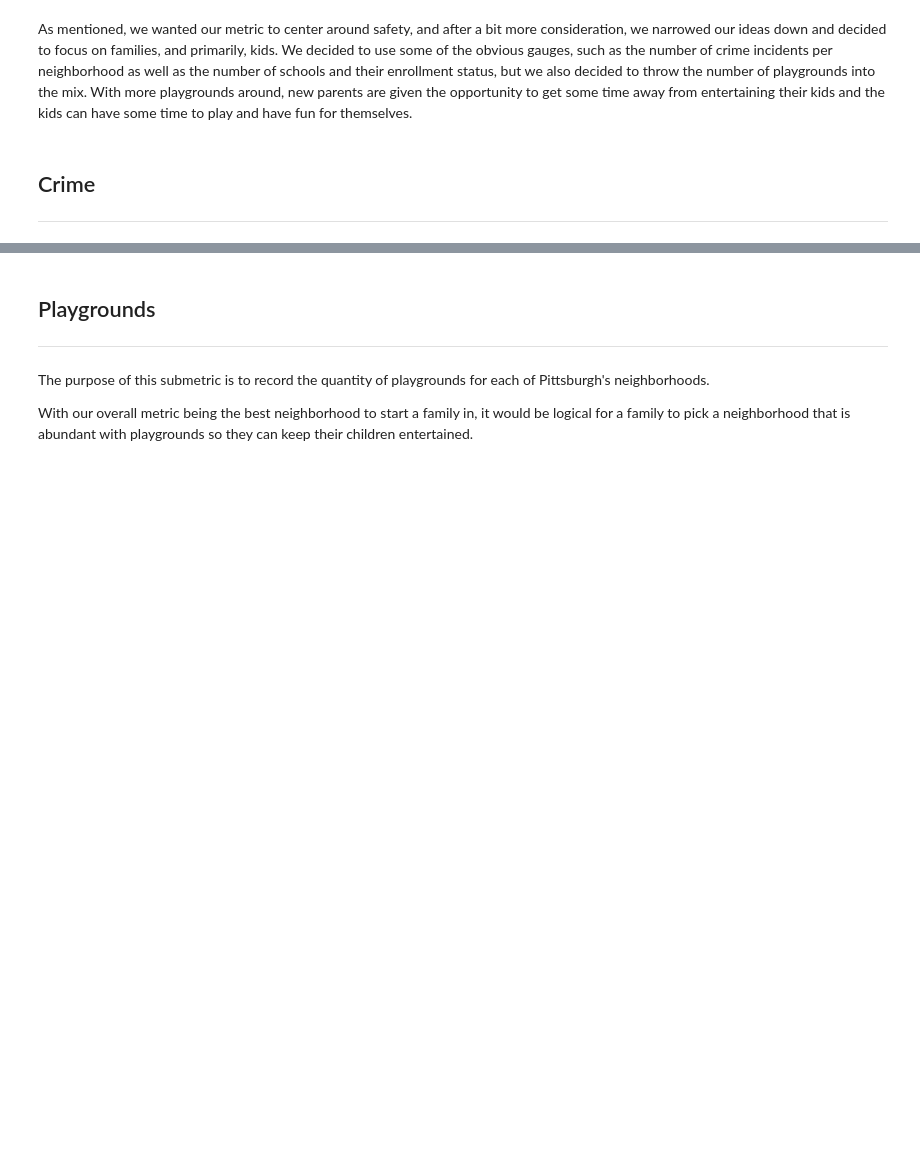
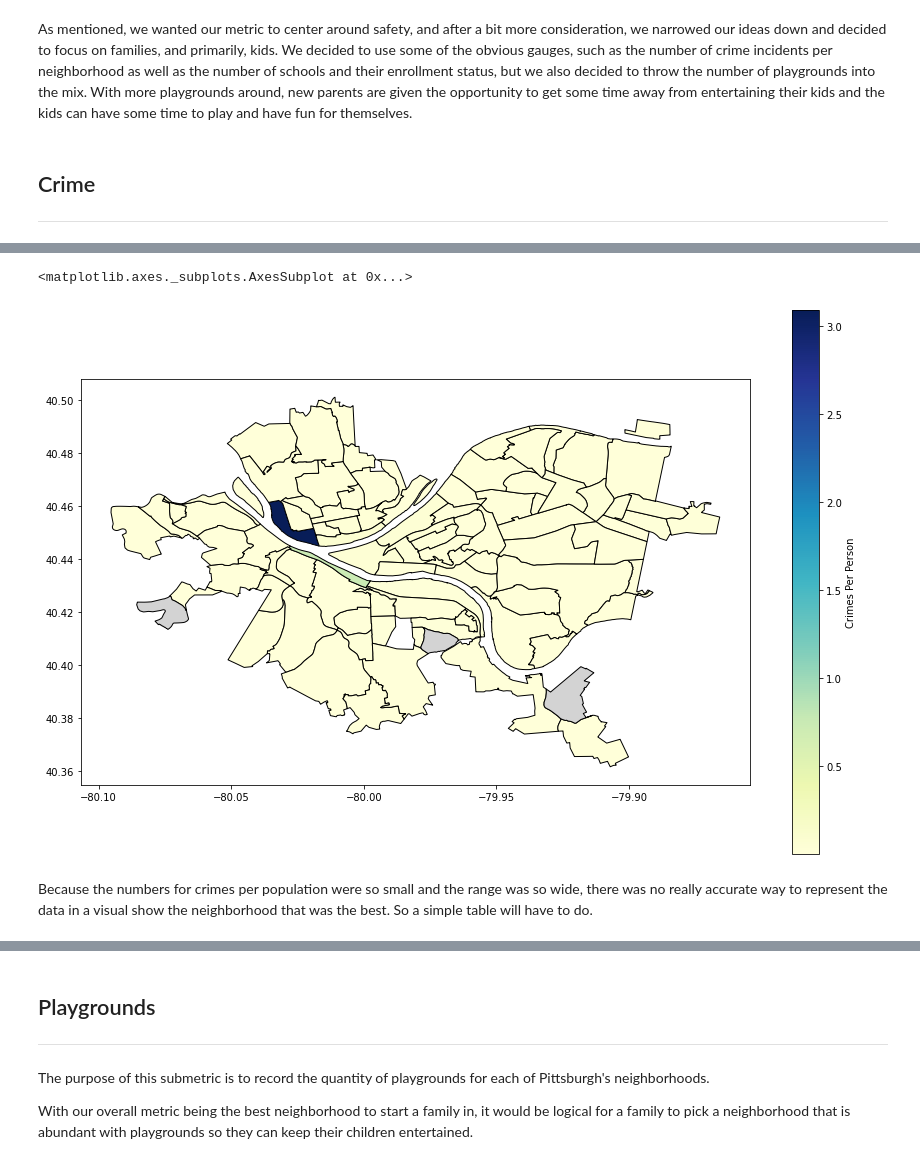
Before and after one commit to srj42/Big-Ideas-Final-Project, a Jupyter notebook: Final.ipynb, the cells around one changed output, grey strips where cells are left out. Saved outputs shown, nothing was run; the diff lists cells and outputs as text; code cells hidden in the pictures; blank space fills up the shorter version.

```diff
--- a/Final.ipynb
+++ b/Final.ipynb
@@ -17,0 +104,22 @@ As mentioned, we wanted our metric to center around safety, and after a bit more
+# %%
+import geopandas
+import pandas as pd
+crimePop = pd.read_csv("CrimePopulation.csv")
+crime_Pop = crimePop.groupby("Neighborhood").sum()['Crimes Per Person']
+crime_Pop.sort_values(ascending=False)
+crime_neighborhoods = geopandas.read_file("Neighborhoods_.shx")
+crime_Pop_Map = crime_neighborhoods.merge(crime_Pop, how='left', left_on='hood', right_on='Neighborhood')
+crime_Pop_Map.plot(column='Crimes Per Person', # set the data to be used for coloring
+               cmap='YlGnBu',              # choose a color palette
+               edgecolor="black",        # outline the districts in white
+               legend=True,              # show the legend
+               legend_kwds={'label': "Crimes Per Person"}, # label the legend
+               figsize=(15, 10),         # set the size
+               missing_kwds={"color": "lightgrey"} # set disctricts with no data to gray
+               )
+# No data recorded for: St. Clair, East Carnegie, and New Homestead
+# %% [output]
+<matplotlib.axes._subplots.AxesSubplot at 0x...>
+[figure, added]
+# %% [markdown]
+Because the numbers for crimes per population were so small and the range was so wide, there was no really accurate way to represent the data in a visual show the neighborhood that was the best. So a simple table will have to do.
```
Also changed, not shown: parts of 8 cells of this notebook.
